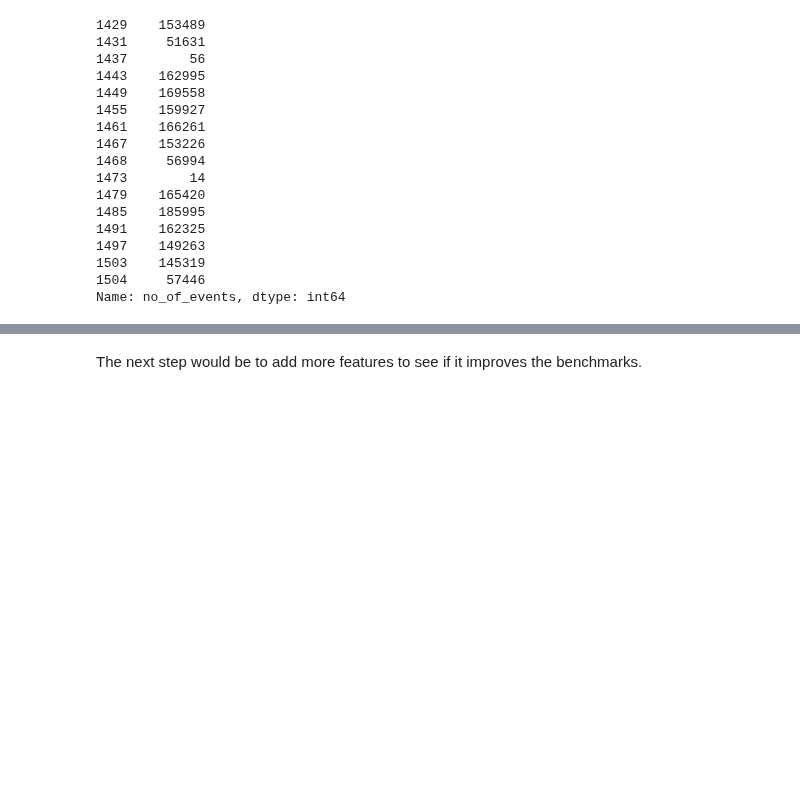
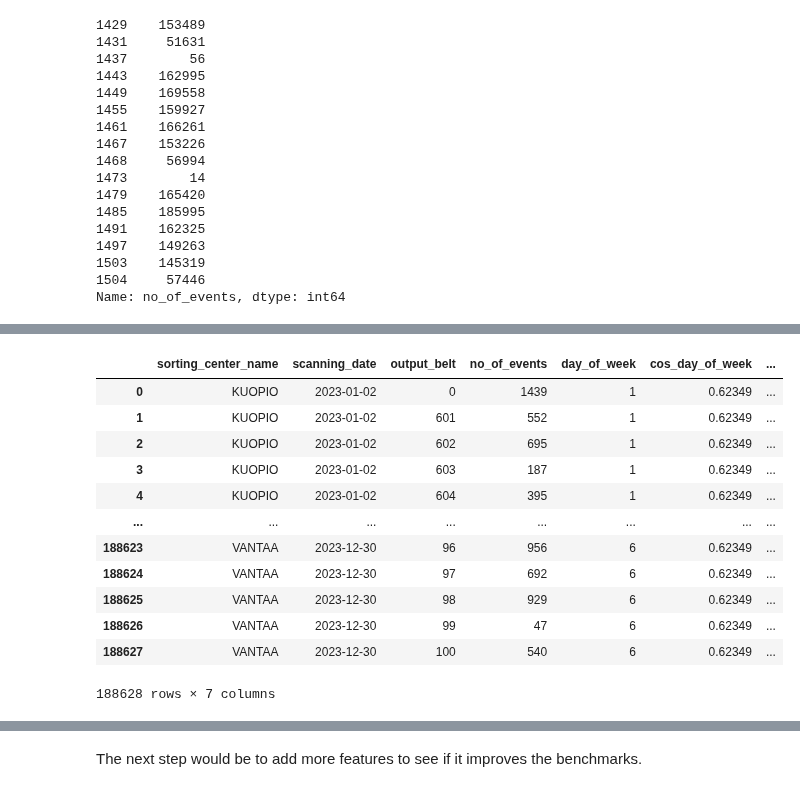
Before and after one commit to 504523tb/CIEM6302-Advanced-Data-Science-for-Traffic-and-Transportation-Engineering-PrimeVision-G1, a Jupyter notebook: notebook_temp_kristian.ipynb, the cells around one changed output, grey strips where cells are left out. Drawn from its saved outputs; the diff is of its cells as text; code cells hidden in the pictures; blank space fills up the shorter version.

```diff
--- a/notebook_temp_kristian.ipynb
+++ b/notebook_temp_kristian.ipynb
@@ -327 +301,26 @@ df = df.groupby(['sorting_center_name', 'scanning_date', 'output_belt'], as_inde
+# %%
+# Create day_of_week feature
+xdf['day_of_week'] = xdf['scanning_date'].dt.day_of_week + 1
+
+# Create cyclic features for day_of_week
+xdf['cos_day_of_week'] = np.cos(2 * np.pi * xdf['day_of_week'] / 7)
+xdf['sin_day_of_week'] = np.sin(2 * np.pi * xdf['day_of_week'] / 7)
+
+# Drop NaN values after creating lag features
+#xdf.dropna(inplace=True)
+xdf
+# %% [output]
+|  | sorting_center_name | scanning_date | output_belt | no_of_events | day_of_week | cos_day_of_week | ... |
+| 0 | KUOPIO | 2023-01-02 | 0 | 1439 | 1 | 0.62349 | ... |
+| 1 | KUOPIO | 2023-01-02 | 601 | 552 | 1 | 0.62349 | ... |
+| 2 | KUOPIO | 2023-01-02 | 602 | 695 | 1 | 0.62349 | ... |
+| 3 | KUOPIO | 2023-01-02 | 603 | 187 | 1 | 0.62349 | ... |
+| 4 | KUOPIO | 2023-01-02 | 604 | 395 | 1 | 0.62349 | ... |
+| ... | ... | ... | ... | ... | ... | ... | ... |
+| 188623 | VANTAA | 2023-12-30 | 96 | 956 | 6 | 0.62349 | ... |
+| 188624 | VANTAA | 2023-12-30 | 97 | 692 | 6 | 0.62349 | ... |
+| 188625 | VANTAA | 2023-12-30 | 98 | 929 | 6 | 0.62349 | ... |
+| 188626 | VANTAA | 2023-12-30 | 99 | 47 | 6 | 0.62349 | ... |
+| 188627 | VANTAA | 2023-12-30 | 100 | 540 | 6 | 0.62349 | ... |
+188628 rows × 7 columns
 # %%
```
Also changed, not shown: parts of 22 cells of this notebook.
